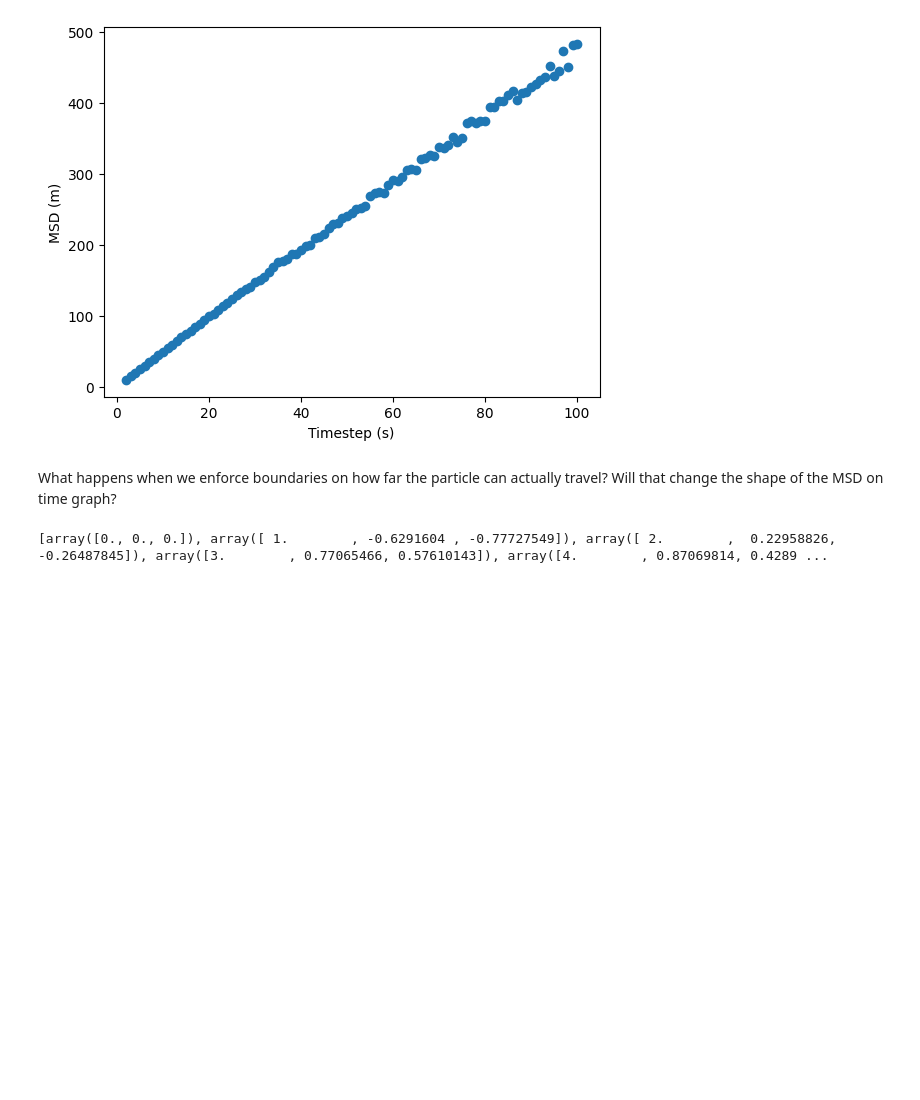
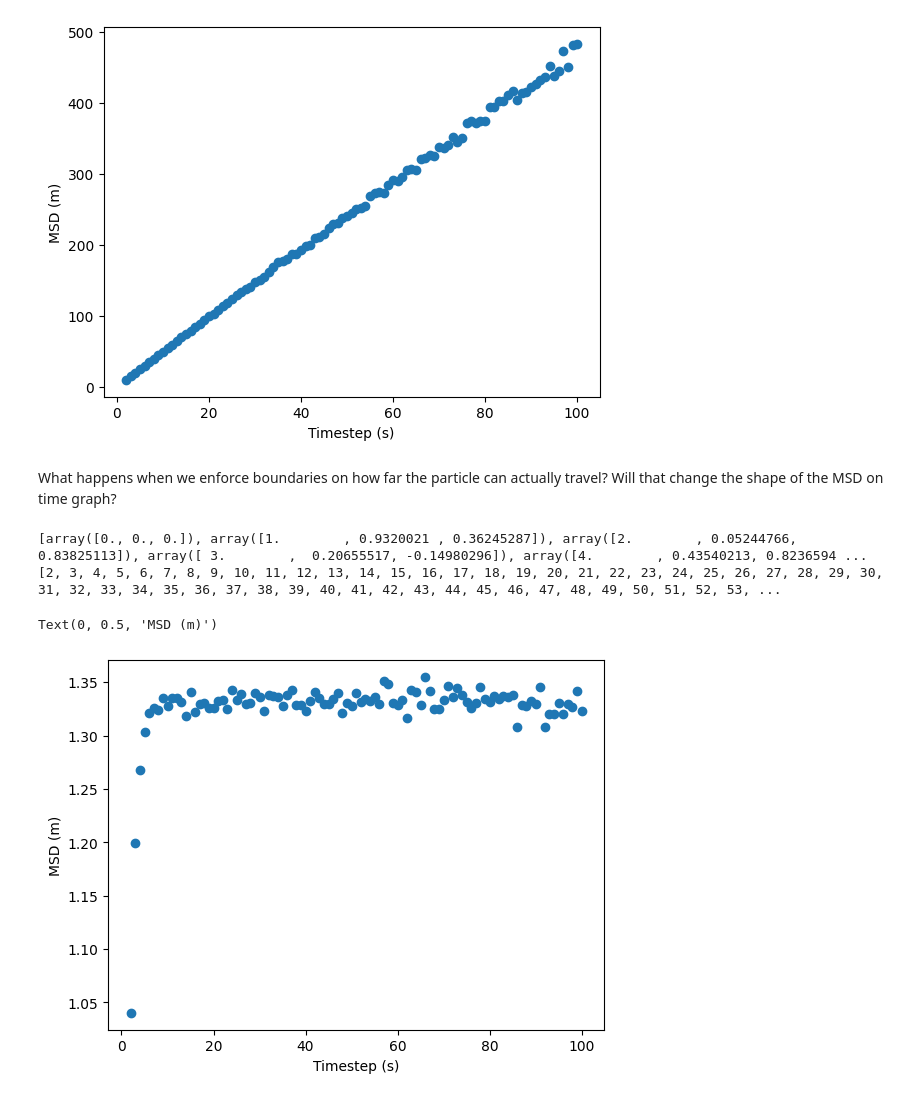
Before and after one commit to hermitian-max/PHYS2020-Brownian-Motion, a Jupyter notebook: simulation.ipynb, the cells around one changed output. Saved outputs shown, nothing was run; the diff lists cells and outputs as text; code cells hidden in the pictures; blank space fills up the shorter version.

Commit message:
add MSD vs time graphs for random walk with boundary

```diff
--- a/simulation.ipynb
+++ b/simulation.ipynb
@@ -175,7 +175,37 @@ def generate_trajectory(time, starting_position, boundary_x, boundary_y):
 # %%
 boundary_x = 1
 boundary_y = 1
-trajectory1 = generate_trajectory(10, np.array([0,0], dtype=float), boundary_x, boundary_y)
+trajectory1 = generate_trajectory(100, np.array([0,0], dtype=float), boundary_x, boundary_y)
 print(trajectory1)
+
+#calculate MSD
+def calculate_MSD(time_interval, trajectory):
+    r2 = np.array([0,0], dtype=float)
+    count = 0
+    samples = trajectory[::time_interval]
+    for i in range(1,len(samples)):
+        r2 += ((samples[i] - samples[i-1])**2)[1:]
+        count += 1
+    msd = np.sum(r2)/(len(samples)-1)
+    return msd
+
+def generate_MSD_dataset(time, trajectory):
+    time_data = [t for t in range(2,time+1)]
+    msd_data = []
+    for i in range(2, time+1):
+        msd_data.append(calculate_MSD(i, trajectory))
+    return [time_data, msd_data]
+
+
+particle1 = generate_trajectory(1000000, np.array([0,0], dtype=float), boundary_x, boundary_y)
+particle1_data = generate_MSD_dataset(100, particle1)
+
+plt.scatter(particle1_data[0], particle1_data[1])
+print(particle1_data[0])
+plt.xlabel('Timestep (s)')
+plt.ylabel('MSD (m)' )
 # %% [output]
-[array([0., 0., 0.]), array([ 1.        , -0.6291604 , -0.77727549]), array([ 2.        ,  0.22958826, -0.26487845]), array([3.        , 0.77065466, 0.57610143]), array([4.        , 0.87069814, 0.4289 ...
+[array([0., 0., 0.]), array([1.        , 0.9320021 , 0.36245287]), array([2.        , 0.05244766, 0.83825113]), array([ 3.        ,  0.20655517, -0.14980296]), array([4.        , 0.43540213, 0.8236594 ...
+[2, 3, 4, 5, 6, 7, 8, 9, 10, 11, 12, 13, 14, 15, 16, 17, 18, 19, 20, 21, 22, 23, 24, 25, 26, 27, 28, 29, 30, 31, 32, 33, 34, 35, 36, 37, 38, 39, 40, 41, 42, 43, 44, 45, 46, 47, 48, 49, 50, 51, 52, 53, ...
+Text(0, 0.5, 'MSD (m)')
+[figure, added]
```
Also changed, not shown: parts of 5 cells of this notebook.
